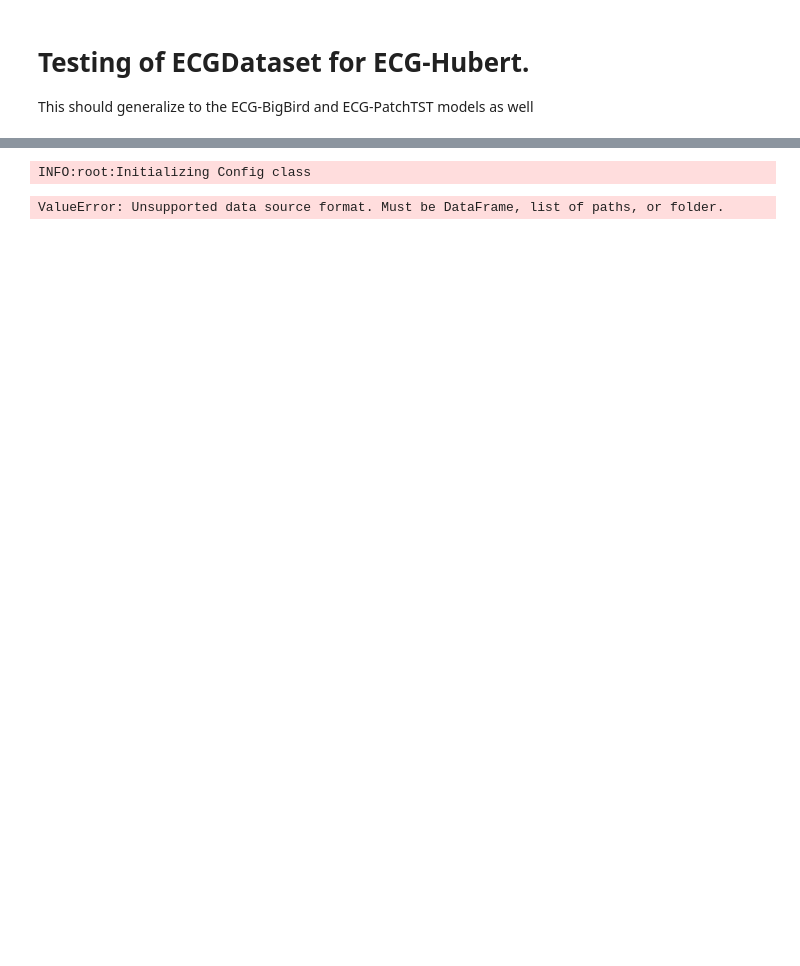
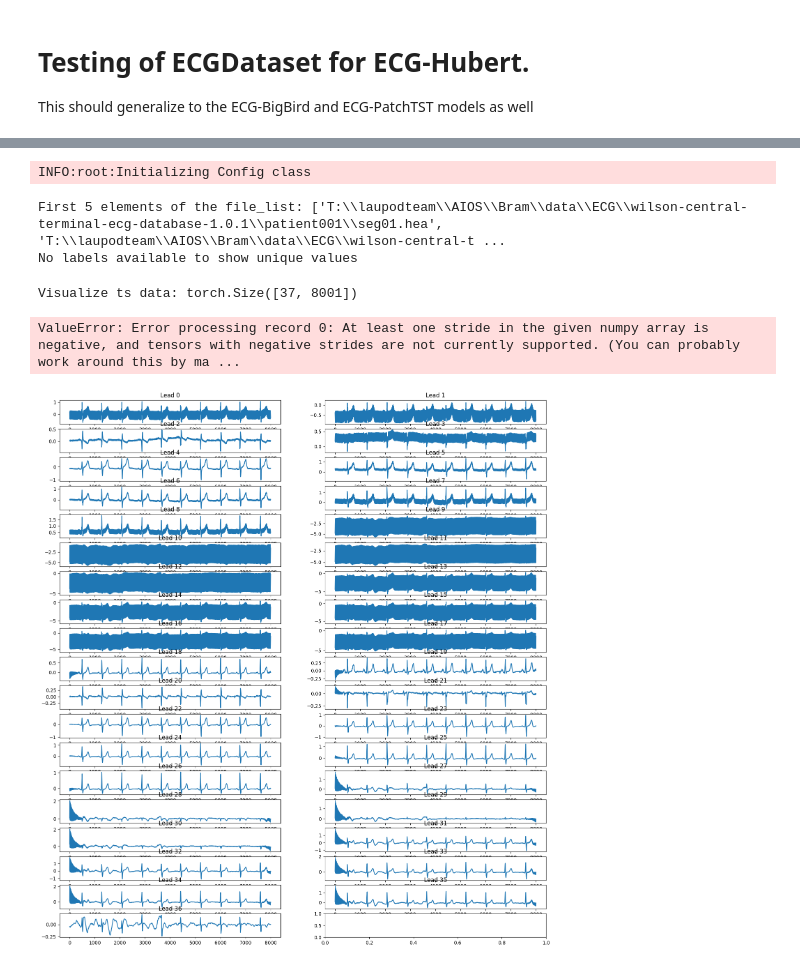
Before and after one commit to bramiozo/TimEx, a Jupyter notebook: sandbox/ECG_Hubert.ipynb, the cells around one changed output, grey strips where cells are left out. Drawn from its saved outputs; the diff is of its cells as text; code cells hidden in the pictures; blank space fills up the shorter version.

```diff
--- a/sandbox/ECG_Hubert.ipynb
+++ b/sandbox/ECG_Hubert.ipynb
@@ -20,6 +23,7 @@ import matplotlib.pyplot as plt
 # %%
-sys.path.append(os.path.join(os.getcwd(), '..', 'src'))
-from ecg import dataset
+from timex.ecg import dataset
+# %% [output]
+INFO:root:Initializing Config class
 # %%
 dotenv.load_dotenv('../.env')
 BASE_DIR = os.getenv('ECG_DIR')
@@ -29,8 +30,21 @@ LABEL_DIR = os.path.join(BASE_DIR, "ADFD", "Label")
 # %%
-ecgDS = dataset.ECGDataset(data=os.path.join(BASE_DIR, 'ptb-xl-a-large-publicly-available-electrocardiography-dataset-1.0.3'),
+ecgDS = dataset.ECGDataset(data=os.path.join(BASE_DIR, 'wilson-central-terminal-ecg-database-1.0.1'),
                            label_binarizer=None,
+                           visualisation=True,
                            augmentations=[],
-                           preprocessing=[])
+                           preprocessing=['powerline'])
 # %% [output]
-INFO:root:Initializing Config class
+First 5 elements of the file_list: ['T:\\laupodteam\\AIOS\\Bram\\data\\ECG\\wilson-central-terminal-ecg-database-1.0.1\\patient001\\seg01.hea', 'T:\\laupodteam\\AIOS\\Bram\\data\\ECG\\wilson-central-t ...
+No labels available to show unique values
-ValueError: Unsupported data source format. Must be DataFrame, list of paths, or folder.
+# %%
+max_count = 1
+
+for k, _ in enumerate(ecgDS):
+    print('')
+
+    if k>=max_count:
+        break
+# %% [output]
+Visualize ts data: torch.Size([37, 8001])
+ValueError: Error processing record 0: At least one stride in the given numpy array is negative, and tensors with negative strides are not currently supported. (You can probably work around this by ma ...
+[figure, added]
```
Also changed, not shown: parts of 2 cells of this notebook, 36 other files.
